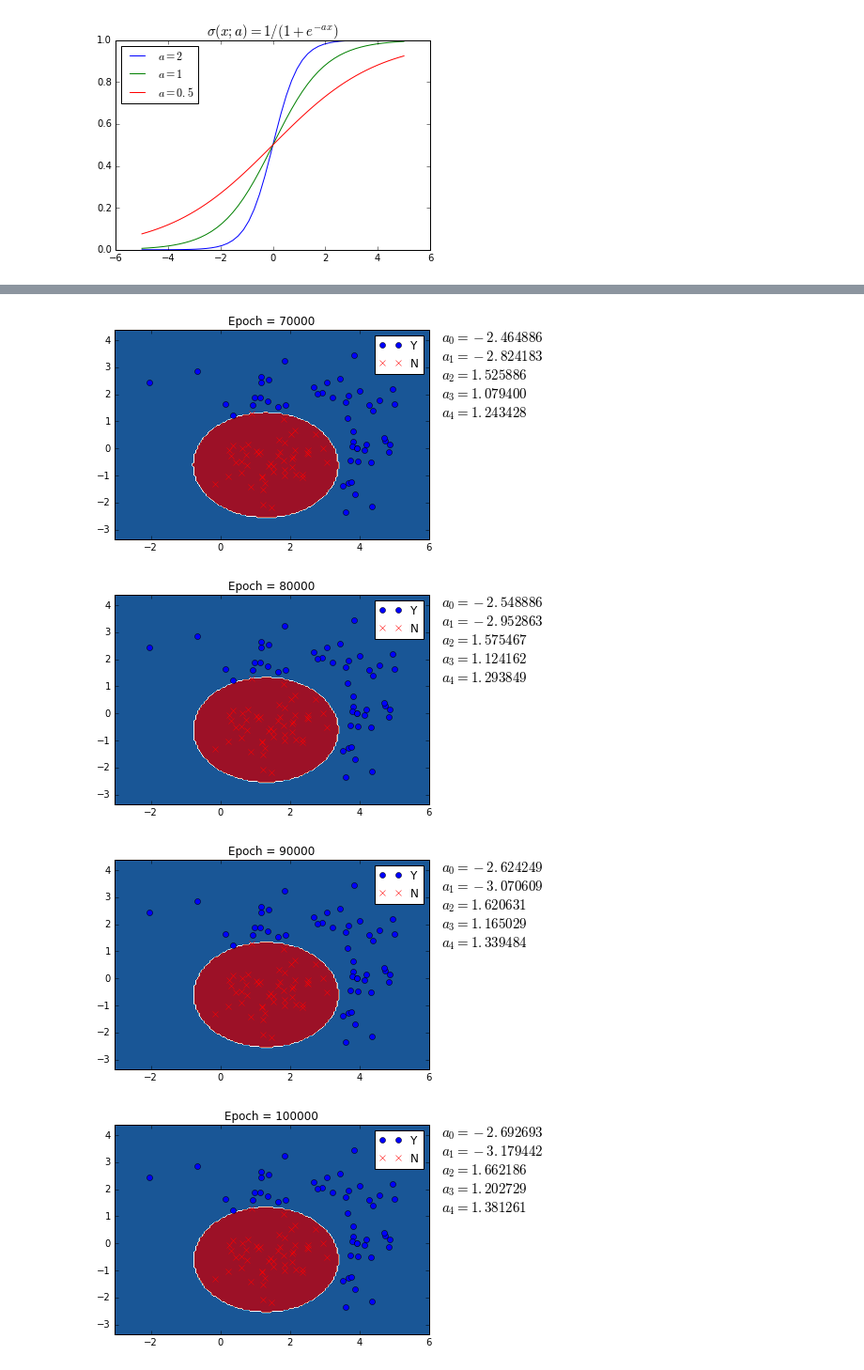
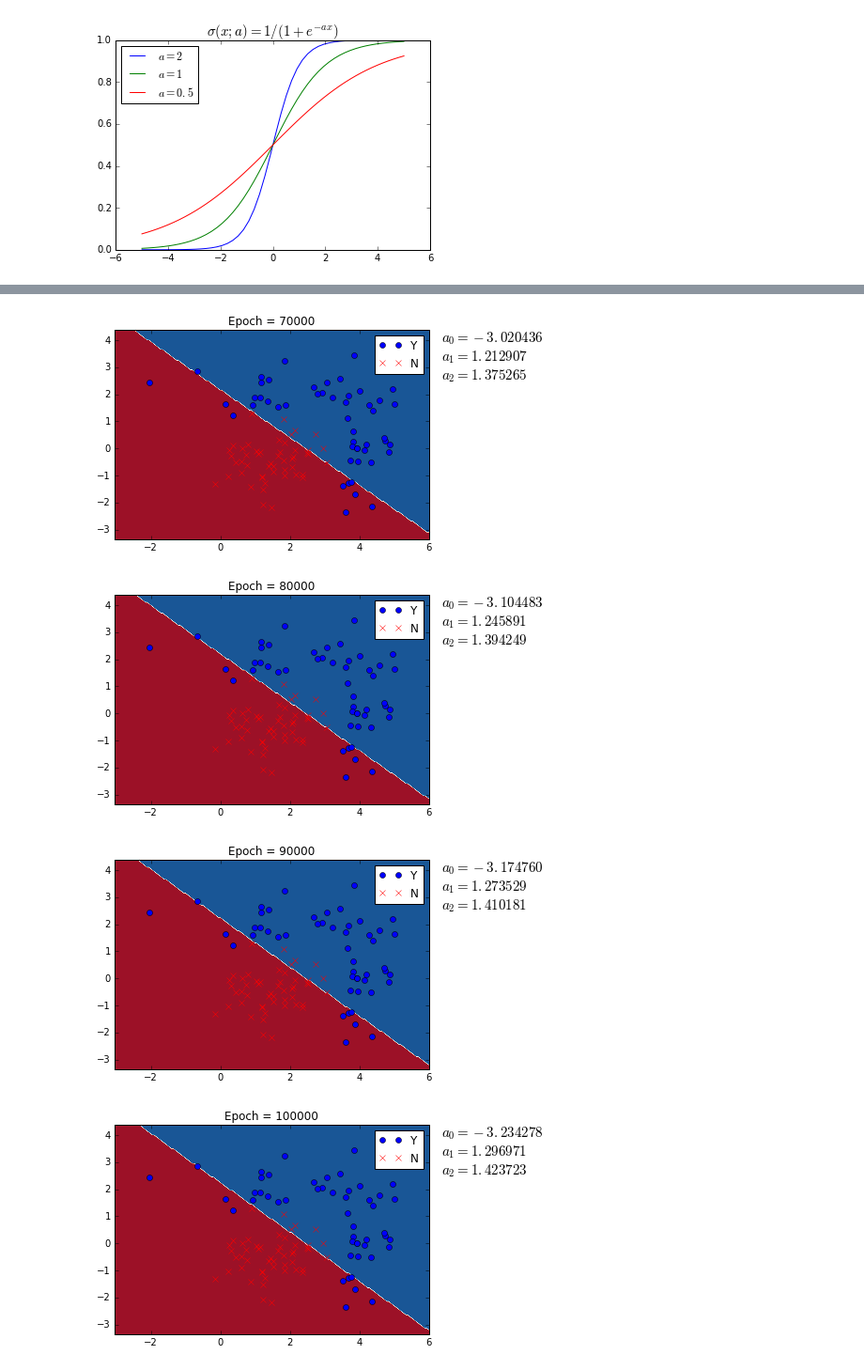
Before and after one commit to macromancer/DLTutorial_Python, a Jupyter notebook: LinearLeastSquare-2D.ipynb, the cells around one changed output, grey strips where cells are left out. Shown at 94% size. Cells and saved outputs as stored; diff of their text form; code cells hidden in the pictures.

```diff
--- a/LinearLeastSquare-2D.ipynb
+++ b/LinearLeastSquare-2D.ipynb
@@ -395,7 +395,7 @@ def fit_LR_GD(x, y, k, epoch, mu):
                 transform=ax.transAxes, verticalalignment='top', fontsize=15)
 
 
-k = 2
+k = 1
 mu = 0.0001
 epoch = 100000
 fit_LR_GD(x, y, k, epoch, mu)
@@ -410,4 +410,4 @@ fit_LR_GD(x, y, k, epoch, mu)
-[figure, old version]
+[figure, new version]
-[figure, old version]
+[figure, new version]
-[figure, old version]
+[figure, new version]
-[figure, old version]
+[figure, new version]
```
Also changed, not shown: parts of 1 cell of this notebook, 3 other files.
